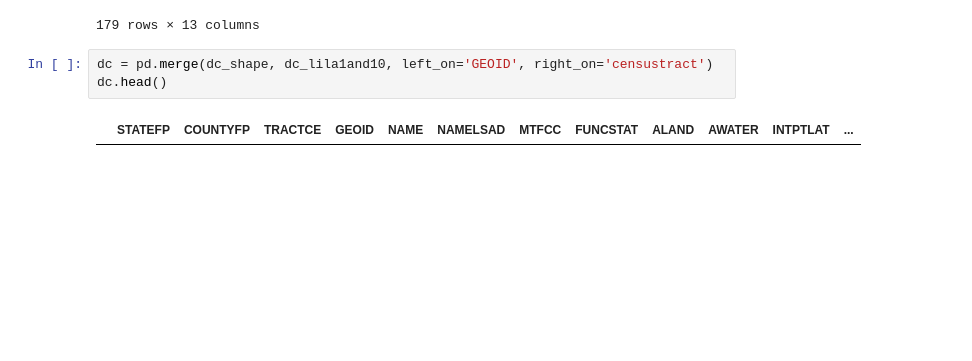
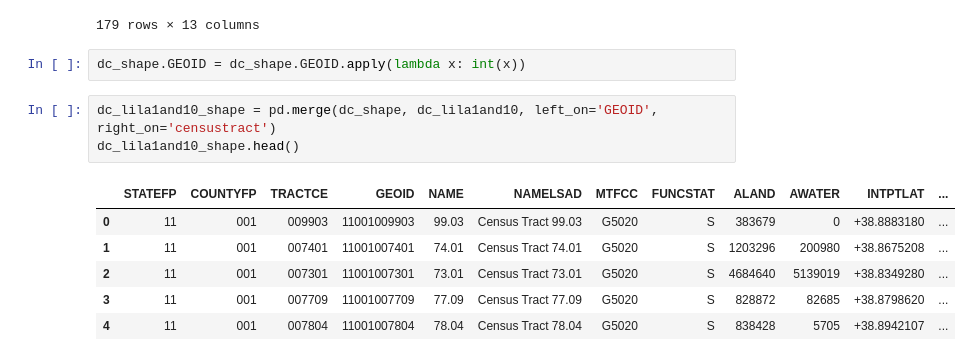
Before and after one commit to derryzrli/food-insecurity-analysis, a Jupyter notebook: starter-code_k.ipynb, the cells around one changed output. Saved outputs shown, nothing was run; the diff lists cells and outputs as text; blank space fills up the shorter version.

Commit message:
merged shape file with dc tracts

```diff
--- a/starter-code_k.ipynb
+++ b/starter-code_k.ipynb
@@ -602,8 +611,15 @@ dc_shape
 | 177 | 11 | 001 | 003200 | 11001003200 | 32 | Census Tract 32 | G5020 | S | 445441 | 0 | +38.9322648 | ... |
 | 178 | 11 | 001 | 003400 | 11001003400 | 34 | Census Tract 34 | G5020 | S | 917526 | 159593 | +38.9221781 | ... |
 179 rows × 13 columns
+# %%
+dc_shape.GEOID = dc_shape.GEOID.apply(lambda x: int(x))
 # %%
-dc = pd.merge(dc_shape, dc_lila1and10, left_on='GEOID', right_on='censustract')
-dc.head()
+dc_lila1and10_shape = pd.merge(dc_shape, dc_lila1and10, left_on='GEOID', right_on='censustract')
+dc_lila1and10_shape.head()
 # %% [output]
 |  | STATEFP | COUNTYFP | TRACTCE | GEOID | NAME | NAMELSAD | MTFCC | FUNCSTAT | ALAND | AWATER | INTPTLAT | ... |
+| 0 | 11 | 001 | 009903 | 11001009903 | 99.03 | Census Tract 99.03 | G5020 | S | 383679 | 0 | +38.8883180 | ... |
+| 1 | 11 | 001 | 007401 | 11001007401 | 74.01 | Census Tract 74.01 | G5020 | S | 1203296 | 200980 | +38.8675208 | ... |
+| 2 | 11 | 001 | 007301 | 11001007301 | 73.01 | Census Tract 73.01 | G5020 | S | 4684640 | 5139019 | +38.8349280 | ... |
+| 3 | 11 | 001 | 007709 | 11001007709 | 77.09 | Census Tract 77.09 | G5020 | S | 828872 | 82685 | +38.8798620 | ... |
+| 4 | 11 | 001 | 007804 | 11001007804 | 78.04 | Census Tract 78.04 | G5020 | S | 838428 | 5705 | +38.8942107 | ... |
```
Also changed, not shown: parts of 10 cells of this notebook.
